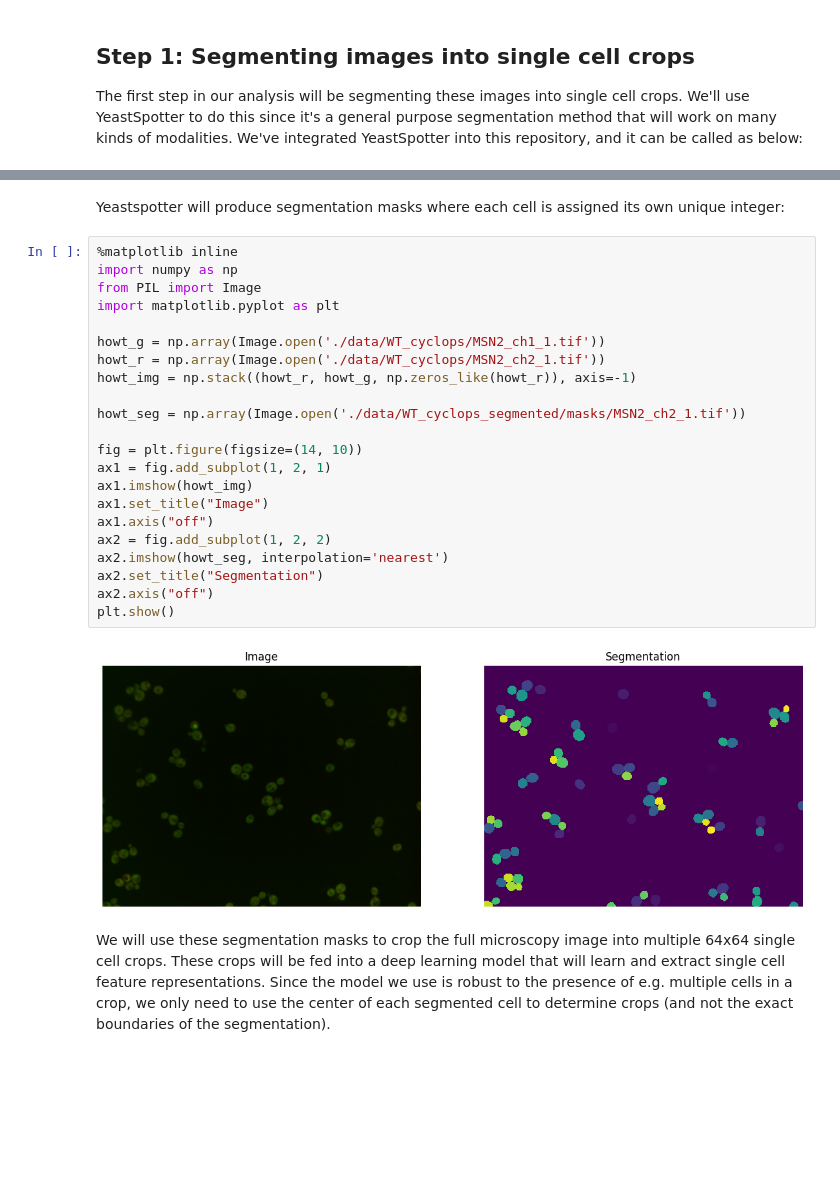
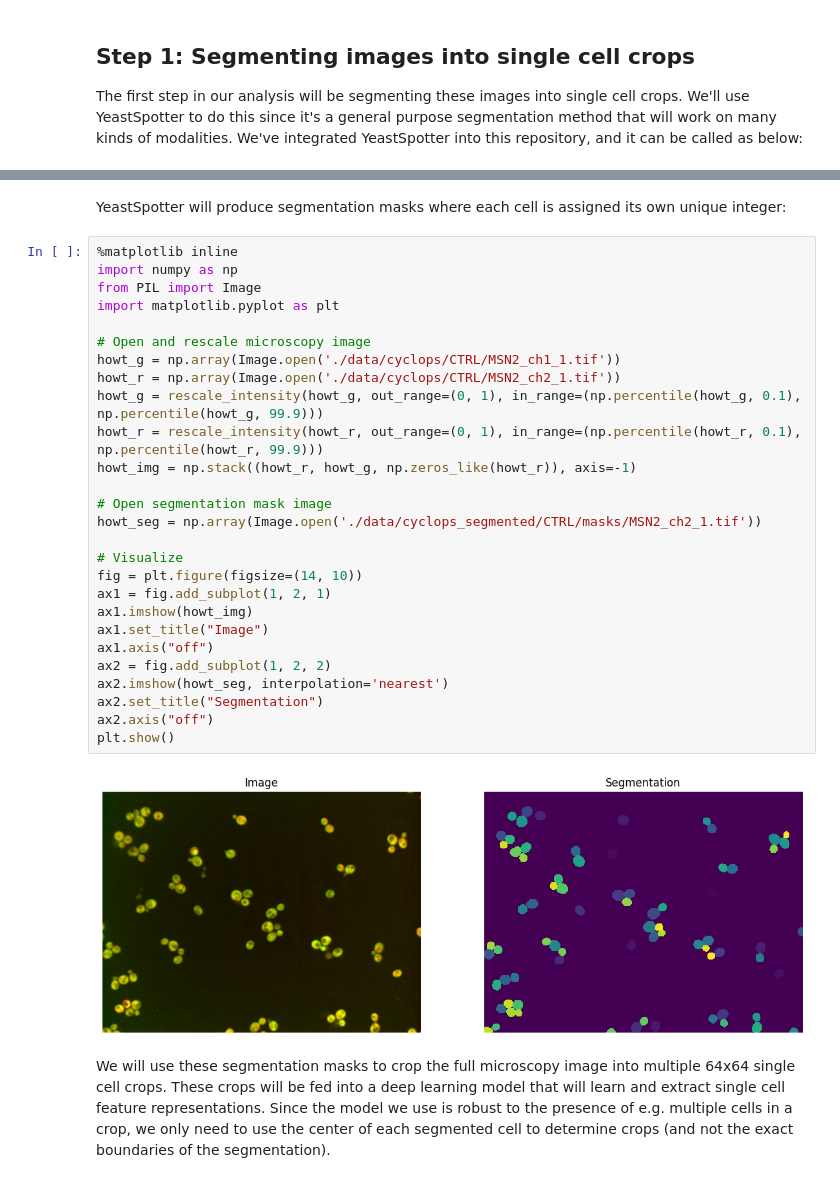
Before and after one commit to alexxijielu/change_detection_book_chapter, a Jupyter notebook: change_detection.ipynb, the cells around one changed output, grey strips where cells are left out. Saved outputs shown, nothing was run; the diff lists cells and outputs as text; blank space fills up the shorter version.

```diff
--- a/change_detection.ipynb
+++ b/change_detection.ipynb
@@ -81,29 +87,34 @@ Completed in 0.22377657890319824
 # %% [markdown]
-Yeastspotter will produce segmentation masks where each cell is assigned its own unique integer:
+YeastSpotter will produce segmentation masks where each cell is assigned its own unique integer:
 # %%
 %matplotlib inline
 import numpy as np
 from PIL import Image
 import matplotlib.pyplot as plt
 
-howt_g = np.array(Image.open('./data/WT_cyclops/MSN2_ch1_1.tif'))
-howt_r = np.array(Image.open('./data/WT_cyclops/MSN2_ch2_1.tif'))
+# Open and rescale microscopy image
+howt_g = np.array(Image.open('./data/cyclops/CTRL/MSN2_ch1_1.tif'))
+howt_r = np.array(Image.open('./data/cyclops/CTRL/MSN2_ch2_1.tif'))
+howt_g = rescale_intensity(howt_g, out_range=(0, 1), in_range=(np.percentile(howt_g, 0.1), np.percentile(howt_g, 99.9)))
+howt_r = rescale_intensity(howt_r, out_range=(0, 1), in_range=(np.percentile(howt_r, 0.1), np.percentile(howt_r, 99.9)))
 howt_img = np.stack((howt_r, howt_g, np.zeros_like(howt_r)), axis=-1)
 
-howt_seg = np.array(Image.open('./data/WT_cyclops_segmented/masks/MSN2_ch2_1.tif'))
+# Open segmentation mask image
+howt_seg = np.array(Image.open('./data/cyclops_segmented/CTRL/masks/MSN2_ch2_1.tif'))
 
+# Visualize
 fig = plt.figure(figsize=(14, 10))
 ax1 = fig.add_subplot(1, 2, 1)
 ax1.imshow(howt_img)
 ax1.set_title("Image")
 ax1.axis("off")
 ax2 = fig.add_subplot(1, 2, 2)
 ax2.imshow(howt_seg, interpolation='nearest')
 ax2.set_title("Segmentation")
 ax2.axis("off")
 plt.show()
 # %% [output]
-[figure, old version]
+[figure, new version]
 # %% [markdown]
 We will use these segmentation masks to crop the full microscopy image into multiple 64x64 single cell crops. These
 crops will be fed into a deep learning model that will learn and extract single cell feature representations. Since
```
Also changed, not shown: parts of 21 cells of this notebook, 5 other files.
